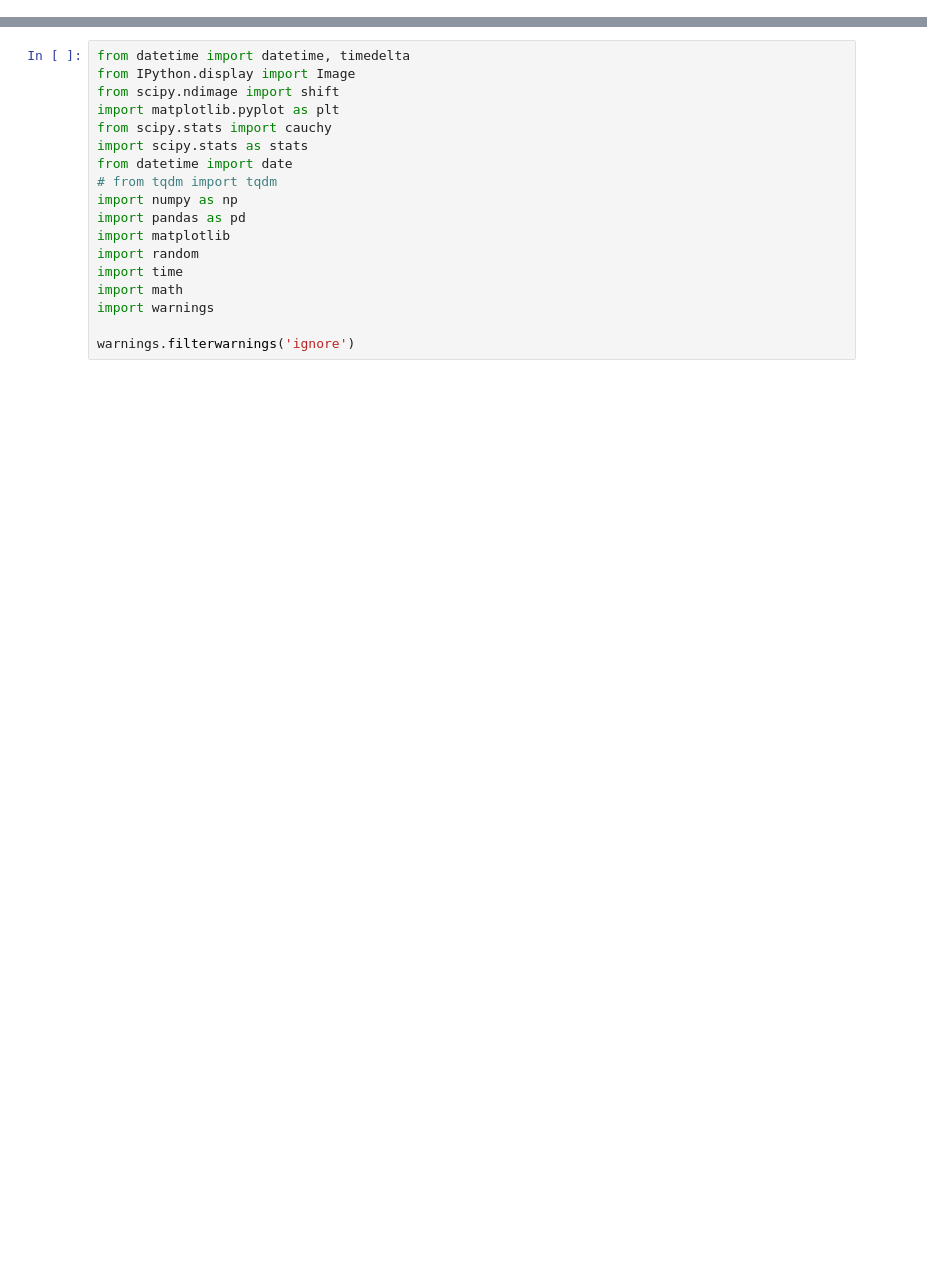
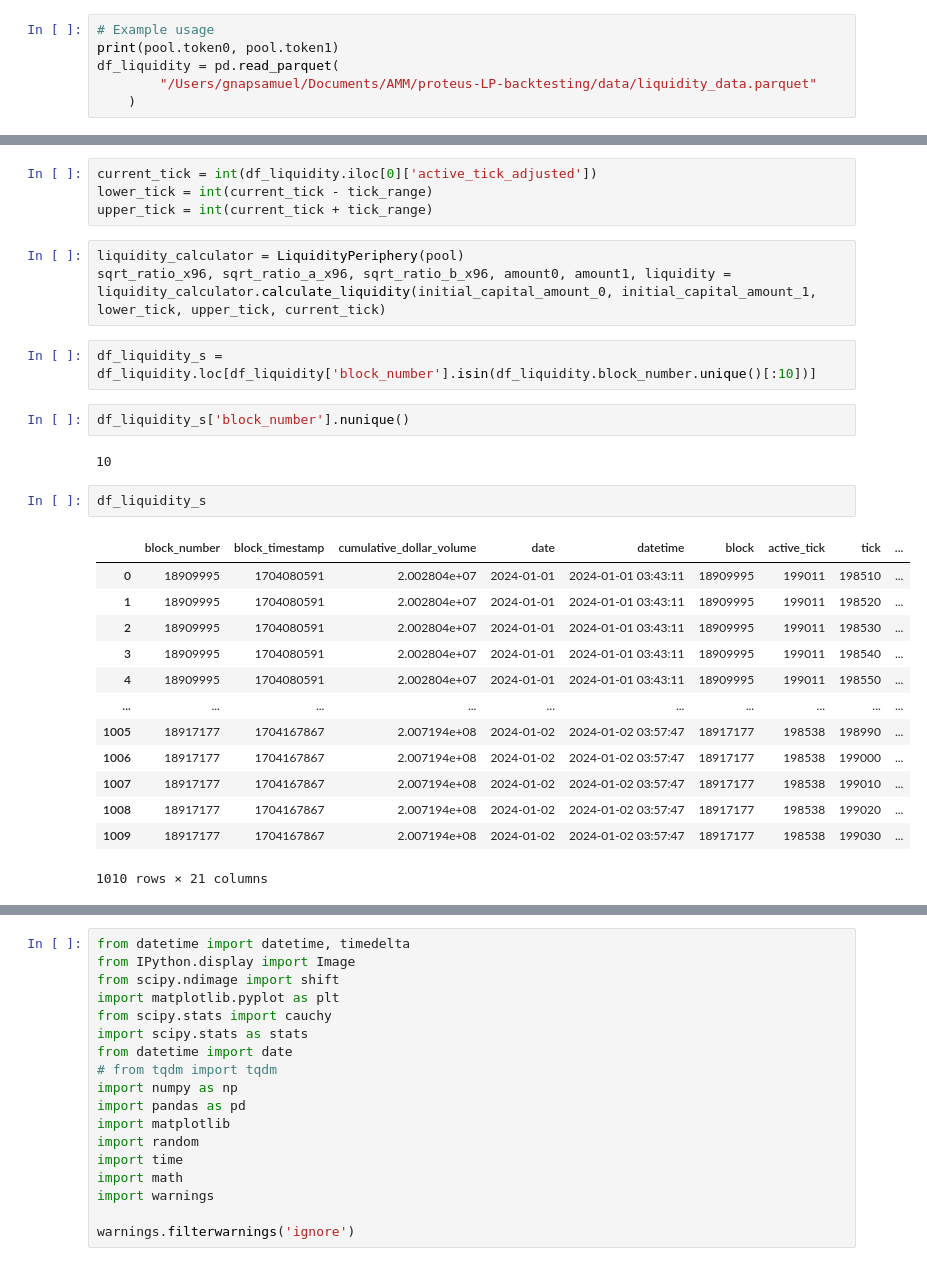
Before and after one commit to sam-gnap/proteus-LP-backtesting, a Jupyter notebook: notebooks/backtest_v3.ipynb, the cells around one changed output, grey strips where cells are left out. Drawn from its saved outputs; the diff is of its cells as text; blank space fills up the shorter version.

Commit message:
simple backtesting with constant tick range

```diff
--- a/notebooks/backtest_v3.ipynb
+++ b/notebooks/backtest_v3.ipynb
@@ -0,0 +54,6 @@
+# %%
+# Example usage
+print(pool.token0, pool.token1)
+df_liquidity = pd.read_parquet(
+        "/Users/gnapsamuel/Documents/AMM/proteus-LP-backtesting/data/liquidity_data.parquet"
+    )
@@ -0,0 +68,29 @@
+# %%
+current_tick = int(df_liquidity.iloc[0]['active_tick_adjusted'])
+lower_tick = int(current_tick - tick_range)
+upper_tick = int(current_tick + tick_range)
+# %%
+liquidity_calculator = LiquidityPeriphery(pool)
+sqrt_ratio_x96, sqrt_ratio_a_x96, sqrt_ratio_b_x96, amount0, amount1, liquidity = liquidity_calculator.calculate_liquidity(initial_capital_amount_0, initial_capital_amount_1, lower_tick, upper_tick, current_tick)
+# %%
+df_liquidity_s = df_liquidity.loc[df_liquidity['block_number'].isin(df_liquidity.block_number.unique()[:10])]
+# %%
+df_liquidity_s['block_number'].nunique()
+# %% [output]
+10
+# %%
+df_liquidity_s
+# %% [output]
+|  | block_number | block_timestamp | cumulative_dollar_volume | date | datetime | block | active_tick | tick | ... |
+| 0 | 18909995 | 1704080591 | 2.002804e+07 | 2024-01-01 | 2024-01-01 03:43:11 | 18909995 | 199011 | 198510 | ... |
+| 1 | 18909995 | 1704080591 | 2.002804e+07 | 2024-01-01 | 2024-01-01 03:43:11 | 18909995 | 199011 | 198520 | ... |
+| 2 | 18909995 | 1704080591 | 2.002804e+07 | 2024-01-01 | 2024-01-01 03:43:11 | 18909995 | 199011 | 198530 | ... |
+| 3 | 18909995 | 1704080591 | 2.002804e+07 | 2024-01-01 | 2024-01-01 03:43:11 | 18909995 | 199011 | 198540 | ... |
+| 4 | 18909995 | 1704080591 | 2.002804e+07 | 2024-01-01 | 2024-01-01 03:43:11 | 18909995 | 199011 | 198550 | ... |
+| ... | ... | ... | ... | ... | ... | ... | ... | ... | ... |
+| 1005 | 18917177 | 1704167867 | 2.007194e+08 | 2024-01-02 | 2024-01-02 03:57:47 | 18917177 | 198538 | 198990 | ... |
+| 1006 | 18917177 | 1704167867 | 2.007194e+08 | 2024-01-02 | 2024-01-02 03:57:47 | 18917177 | 198538 | 199000 | ... |
+| 1007 | 18917177 | 1704167867 | 2.007194e+08 | 2024-01-02 | 2024-01-02 03:57:47 | 18917177 | 198538 | 199010 | ... |
+| 1008 | 18917177 | 1704167867 | 2.007194e+08 | 2024-01-02 | 2024-01-02 03:57:47 | 18917177 | 198538 | 199020 | ... |
+| 1009 | 18917177 | 1704167867 | 2.007194e+08 | 2024-01-02 | 2024-01-02 03:57:47 | 18917177 | 198538 | 199030 | ... |
+1010 rows × 21 columns
```
Also changed, not shown: parts of 5 cells of this notebook, 5 other files.
